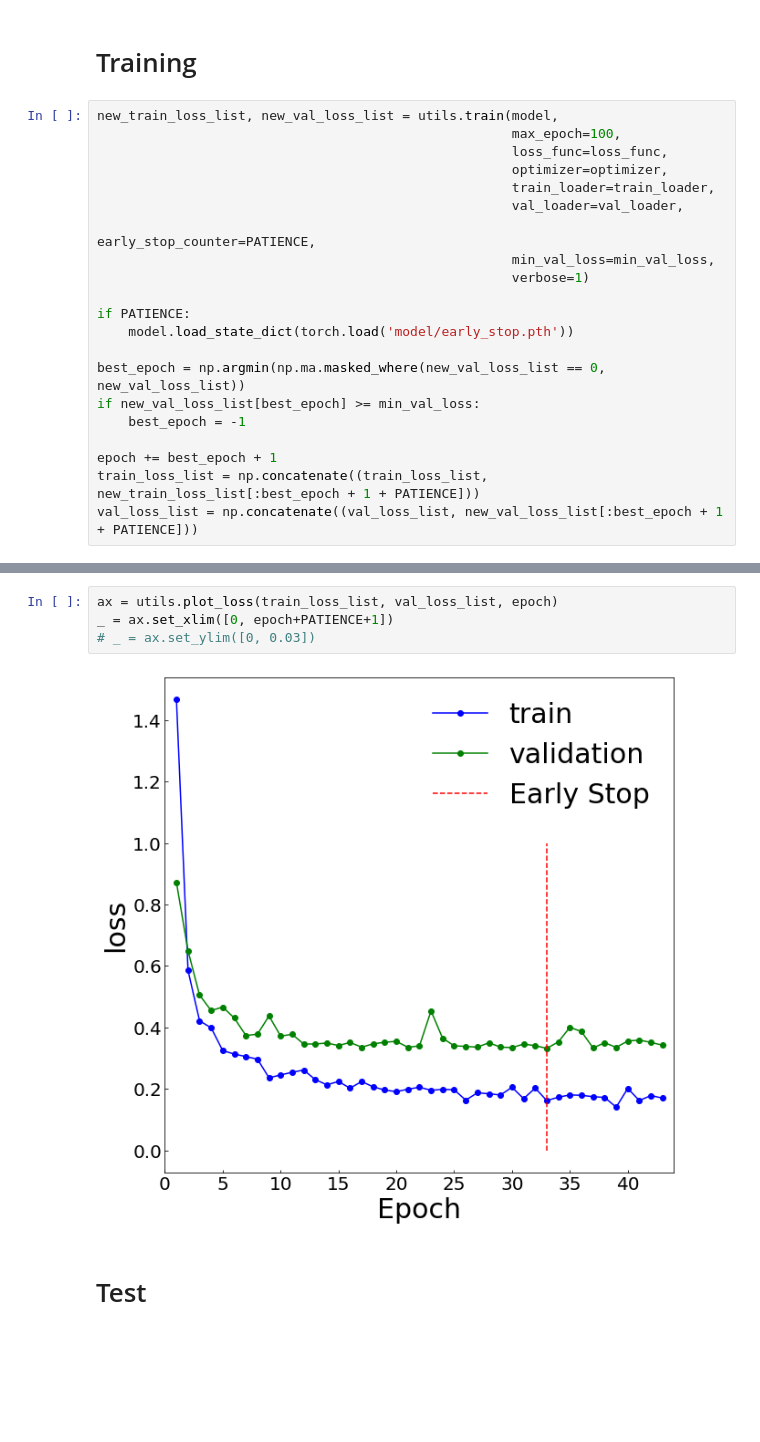
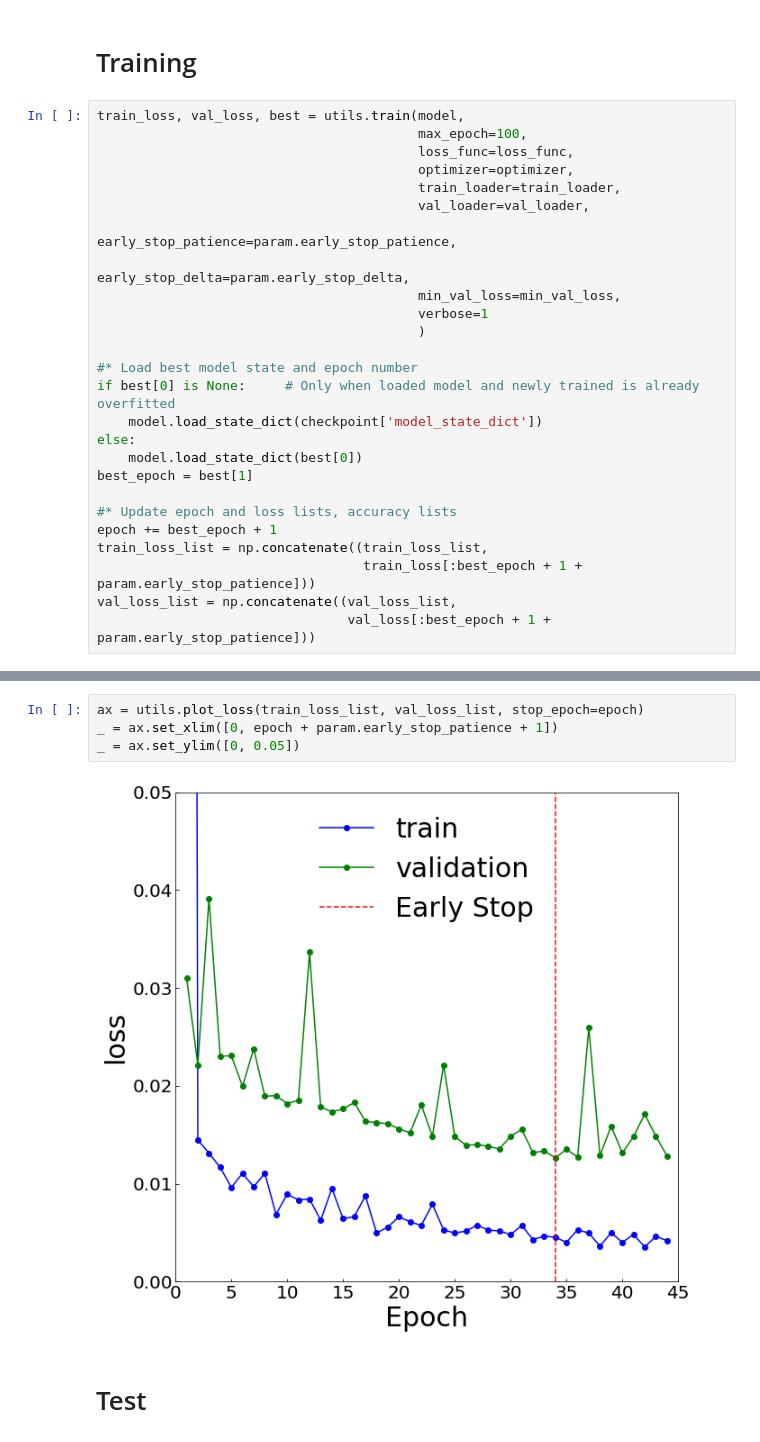
Before and after one commit to hoyunchoi/ML_practice, a Jupyter notebook: stock_data_prediction/stock_data_prediction.ipynb, the cells around one changed output, grey strips where cells are left out. Drawn from its saved outputs; the diff is of its cells as text; blank space fills up the shorter version.

```diff
--- a/stock_data_prediction/stock_data_prediction.ipynb
+++ b/stock_data_prediction/stock_data_prediction.ipynb
@@ -249,24 +185,29 @@ REMARK: Early stopped
 # %% [markdown]
 # Training
 # %%
-new_train_loss_list, new_val_loss_list = utils.train(model,
-                                                     max_epoch=100,
-                                                     loss_func=loss_func,
-                                                     optimizer=optimizer,
-                                                     train_loader=train_loader,
-                                                     val_loader=val_loader,
-                                                     early_stop_counter=PATIENCE,
-                                                     min_val_loss=min_val_loss,
-                                                     verbose=1)
+train_loss, val_loss, best = utils.train(model,
+                                         max_epoch=100,
+                                         loss_func=loss_func,
+                                         optimizer=optimizer,
+                                         train_loader=train_loader,
+                                         val_loader=val_loader,
+                                         early_stop_patience=param.early_stop_patience,
+                                         early_stop_delta=param.early_stop_delta,
+                                         min_val_loss=min_val_loss,
+                                         verbose=1
+                                         )
 
-if PATIENCE:
-    model.load_state_dict(torch.load('model/early_stop.pth'))
+#* Load best model state and epoch number
+if best[0] is None:     # Only when loaded model and newly trained is already overfitted
+    model.load_state_dict(checkpoint['model_state_dict'])
+else:
+    model.load_state_dict(best[0])
+best_epoch = best[1]
 
-best_epoch = np.argmin(np.ma.masked_where(new_val_loss_list == 0, new_val_loss_list))
-if new_val_loss_list[best_epoch] >= min_val_loss:
-    best_epoch = -1
-
+#* Update epoch and loss lists, accuracy lists
 epoch += best_epoch + 1
-train_loss_list = np.concatenate((train_loss_list, new_train_loss_list[:best_epoch + 1 + PATIENCE]))
-val_loss_list = np.concatenate((val_loss_list, new_val_loss_list[:best_epoch + 1 + PATIENCE]))
+train_loss_list = np.concatenate((train_loss_list,
+                                  train_loss[:best_epoch + 1 + param.early_stop_patience]))
+val_loss_list = np.concatenate((val_loss_list,
+                                val_loss[:best_epoch + 1 + param.early_stop_patience]))
 # %% [output]
@@ -290,9 +231,9 @@ Train finished with 53.476616 seconds
 # %%
-ax = utils.plot_loss(train_loss_list, val_loss_list, epoch)
-_ = ax.set_xlim([0, epoch+PATIENCE+1])
-# _ = ax.set_ylim([0, 0.03])
+ax = utils.plot_loss(train_loss_list, val_loss_list, stop_epoch=epoch)
+_ = ax.set_xlim([0, epoch + param.early_stop_patience + 1])
+_ = ax.set_ylim([0, 0.05])
 # %% [output]
-[figure, old version]
+[figure, new version]
 # %% [markdown]
 # Test
 # %%
```
Also changed, not shown: parts of 13 cells of this notebook, 8 other files.
